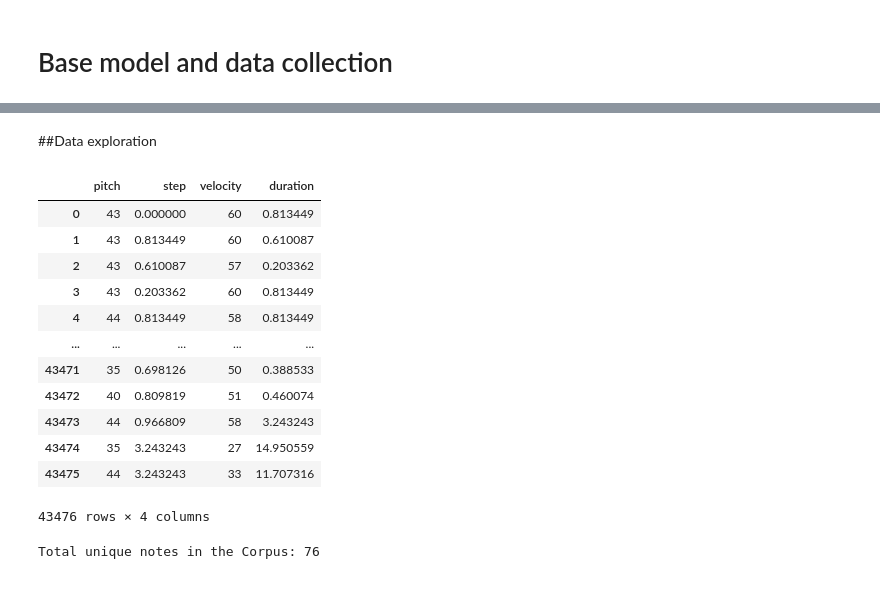
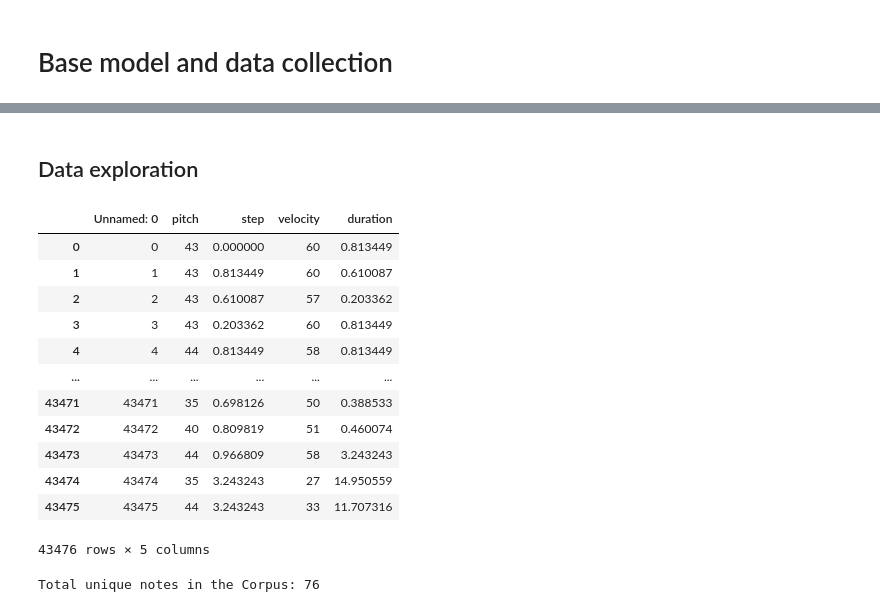
Before and after one commit to Karlobyo/composer_electronifire, a Jupyter notebook: notebooks/multivariate_model.ipynb, the cells around one changed output, grey strips where cells are left out. Drawn from its saved outputs; the diff is of its cells as text; code cells hidden in the pictures.

```diff
--- a/notebooks/multivariate_model.ipynb
+++ b/notebooks/multivariate_model.ipynb
@@ -111,0 +103,2 @@ sample_files.to_csv(os.path.join("data", "processed_data",
+# %%
+data = pd.read_csv('../data/processed_data/processed_data.csv', index_col=0)
@@ -112,21 +121,21 @@ sample_files.to_csv(os.path.join("data", "processed_data",
 # %% [markdown]
-##Data exploration
+## Data exploration
 # %%
-sample_files
+data
 # %% [output]
-|  | pitch | step | velocity | duration |
-| 0 | 43 | 0.000000 | 60 | 0.813449 |
-| 1 | 43 | 0.813449 | 60 | 0.610087 |
-| 2 | 43 | 0.610087 | 57 | 0.203362 |
-| 3 | 43 | 0.203362 | 60 | 0.813449 |
-| 4 | 44 | 0.813449 | 58 | 0.813449 |
-| ... | ... | ... | ... | ... |
-| 43471 | 35 | 0.698126 | 50 | 0.388533 |
-| 43472 | 40 | 0.809819 | 51 | 0.460074 |
-| 43473 | 44 | 0.966809 | 58 | 3.243243 |
-| 43474 | 35 | 3.243243 | 27 | 14.950559 |
-| 43475 | 44 | 3.243243 | 33 | 11.707316 |
+|  | Unnamed: 0 | pitch | step | velocity | duration |
+| 0 | 0 | 43 | 0.000000 | 60 | 0.813449 |
+| 1 | 1 | 43 | 0.813449 | 60 | 0.610087 |
+| 2 | 2 | 43 | 0.610087 | 57 | 0.203362 |
+| 3 | 3 | 43 | 0.203362 | 60 | 0.813449 |
+| 4 | 4 | 44 | 0.813449 | 58 | 0.813449 |
+| ... | ... | ... | ... | ... | ... |
+| 43471 | 43471 | 35 | 0.698126 | 50 | 0.388533 |
+| 43472 | 43472 | 40 | 0.809819 | 51 | 0.460074 |
+| 43473 | 43473 | 44 | 0.966809 | 58 | 3.243243 |
+| 43474 | 43474 | 35 | 3.243243 | 27 | 14.950559 |
+| 43475 | 43475 | 44 | 3.243243 | 33 | 11.707316 |
-43476 rows × 4 columns
+43476 rows × 5 columns
 # %%
 pitches = sample_files['pitch']
 # %%
```
Also changed, not shown: parts of 25 cells of this notebook, 37 other files.
